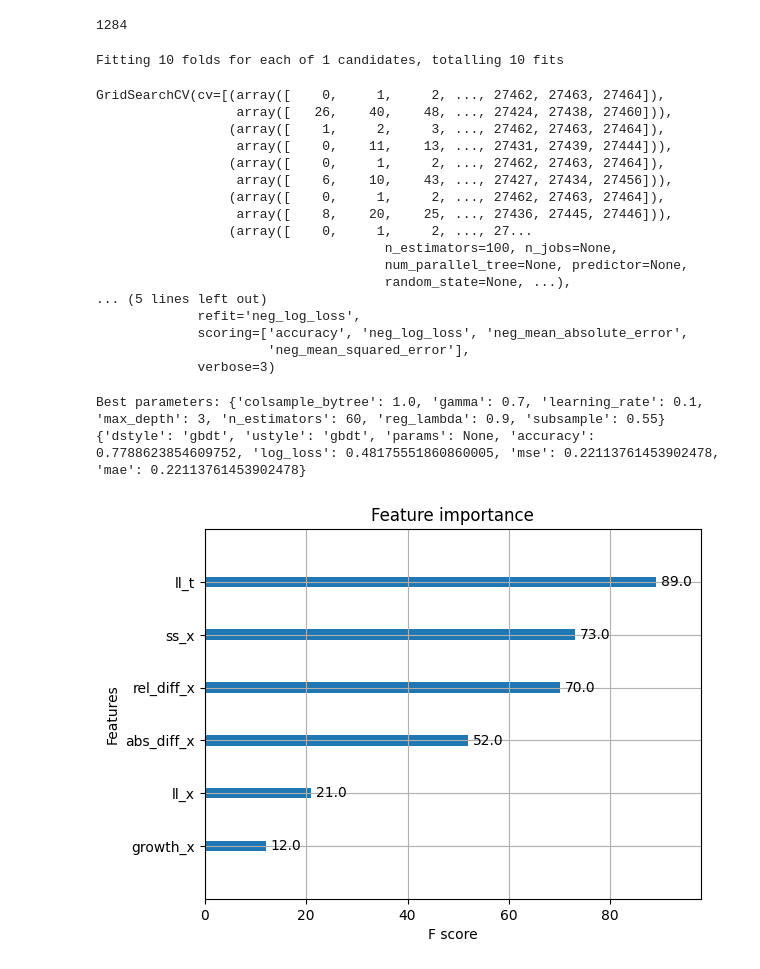
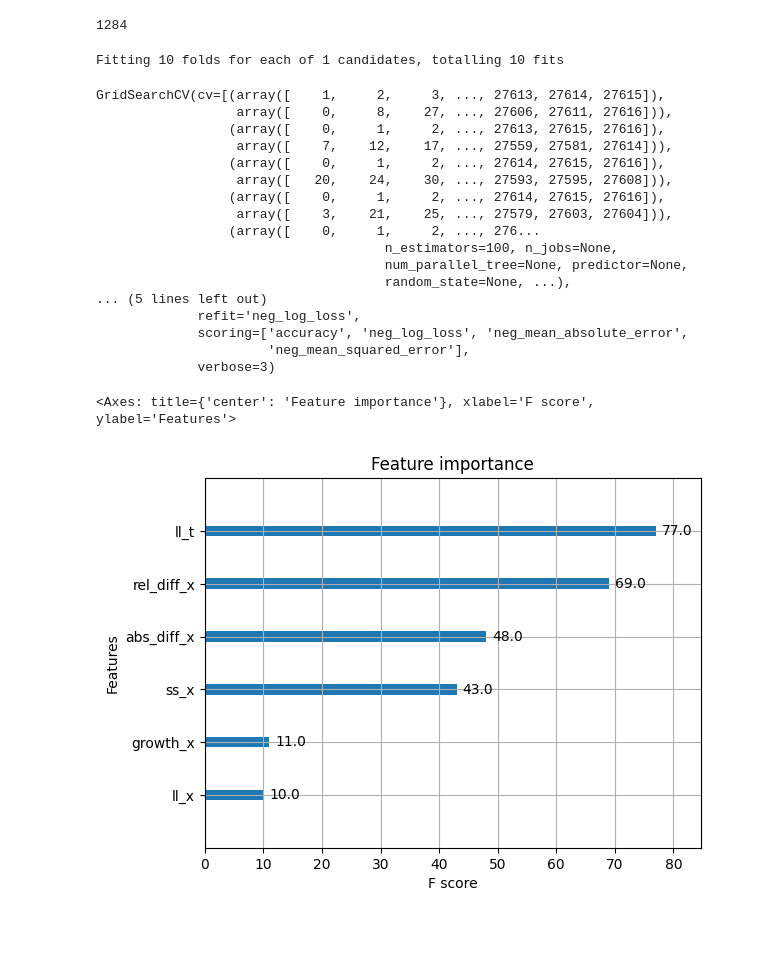
Before and after one commit to zarkwang/attention_discount_project, a Jupyter notebook: model/mpl_analysis_2.ipynb, the cells around one changed output. Drawn from its saved outputs; the diff is of its cells as text; code cells hidden in the pictures; blank space fills up the shorter version.

```diff
--- a/model/mpl_analysis_2.ipynb
+++ b/model/mpl_analysis_2.ipynb
@@ -63,36 +58,36 @@ cv = list(sgkf.split(X=train_sample[features],
 # %%
 # Use XGBoost to fit the data
 # Tune the hyer-parameters by grid search
-param_grid = {'n_estimators': [60],
+# The following dictionary directly shows the tuning results
+param_grid = {'n_estimators': [40],
               'max_depth': [3],
               'learning_rate': [.1],
-              'gamma': [.7],
-              'reg_lambda': [.9],
+              'gamma': [.3],
+              'reg_lambda': [.7],
               'subsample': [.55],
               'colsample_bytree': [1.0]
             }
 
 model = xgb.XGBClassifier(objective='binary:logistic')
 
-grid_search = model_selection.GridSearchCV(model, param_grid, cv=cv,
+grid_search = model_selection.GridSearchCV(model, param_grid,
+                                           cv=cv,
                                            scoring=["accuracy","neg_log_loss",'neg_mean_absolute_error','neg_mean_squared_error'],
                                            refit="neg_log_loss",
                                            n_jobs=-1,verbose=3)
 
-grid_search.fit(X=train_sample[features],
-                y=train_sample[label],
-                groups=train_sample['person_id'])
+grid_search.fit(X=X_train,y=y_train,groups=groups)
 # %% [output]
 Fitting 10 folds for each of 1 candidates, totalling 10 fits
-GridSearchCV(cv=[(array([    0,     1,     2, ..., 27462, 27463, 27464]),
-                  array([   26,    40,    48, ..., 27424, 27438, 27460])),
-                 (array([    1,     2,     3, ..., 27462, 27463, 27464]),
-                  array([    0,    11,    13, ..., 27431, 27439, 27444])),
-                 (array([    0,     1,     2, ..., 27462, 27463, 27464]),
-                  array([    6,    10,    43, ..., 27427, 27434, 27456])),
-                 (array([    0,     1,     2, ..., 27462, 27463, 27464]),
-                  array([    8,    20,    25, ..., 27436, 27445, 27446])),
-                 (array([    0,     1,     2, ..., 27...
+GridSearchCV(cv=[(array([    1,     2,     3, ..., 27613, 27614, 27615]),
+                  array([    0,     8,    27, ..., 27606, 27611, 27616])),
+                 (array([    0,     1,     2, ..., 27613, 27615, 27616]),
+                  array([    7,    12,    17, ..., 27559, 27581, 27614])),
+                 (array([    0,     1,     2, ..., 27614, 27615, 27616]),
+                  array([   20,    24,    30, ..., 27593, 27595, 27608])),
+                 (array([    0,     1,     2, ..., 27614, 27615, 27616]),
+                  array([    3,    21,    25, ..., 27579, 27603, 27604])),
+                 (array([    0,     1,     2, ..., 276...
                                      n_estimators=100, n_jobs=None,
                                      num_parallel_tree=None, predictor=None,
                                      random_state=None, ...),
@@ -102,25 +97,25 @@ GridSearchCV(cv=[(array([    0,     1,     2, ..., 27462, 27463, 27464]),
                       'neg_mean_squared_error'],
              verbose=3)
 # %%
-gbdt_result = {'dstyle': 'gbdt',
-            'ustyle': 'gbdt',
+# Save the XGBoost model and check the feature importance
+bst_model = grid_search.best_estimator_
+
+with open('my_model_2.pkl', 'wb') as f:
+    pickle.dump(bst_model, f)
+
+
+heuristic_kf_dict = {'dstyle': 'heuristic',
+            'ustyle': '--',
             'params': None,
             'accuracy': grid_search.cv_results_['mean_test_accuracy'][0],
             'log_loss': -grid_search.cv_results_['mean_test_neg_log_loss'][0],
             'mse':-grid_search.cv_results_['mean_test_neg_mean_squared_error'][0],
             'mae':-grid_search.cv_results_['mean_test_neg_mean_absolute_error'][0]
             }
 
-print(f"Best parameters: {grid_search.best_params_}")
-print(gbdt_result)
-
-bst_model = grid_search.best_estimator_
 xgb.plot_importance(bst_model)
-with open('my_model_2.pkl', 'wb') as f:
-    pickle.dump(bst_model, f)
 # %% [output]
-Best parameters: {'colsample_bytree': 1.0, 'gamma': 0.7, 'learning_rate': 0.1, 'max_depth': 3, 'n_estimators': 60, 'reg_lambda': 0.9, 'subsample': 0.55}
-{'dstyle': 'gbdt', 'ustyle': 'gbdt', 'params': None, 'accuracy': 0.7788623854609752, 'log_loss': 0.48175551860860005, 'mse': 0.22113761453902478, 'mae': 0.22113761453902478}
+<Axes: title={'center': 'Feature importance'}, xlabel='F score', ylabel='Features'>
-[figure, old version]
+[figure, new version]
 # %%
 # Plot a decision tree
```
Also changed, not shown: parts of 13 cells of this notebook, 17 other files.
